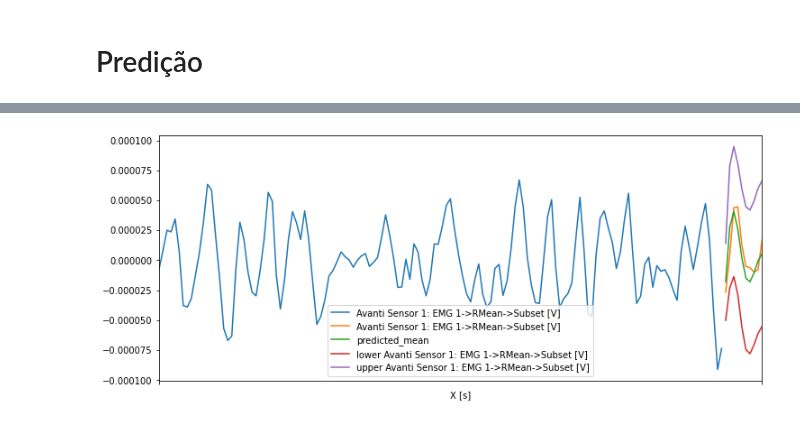
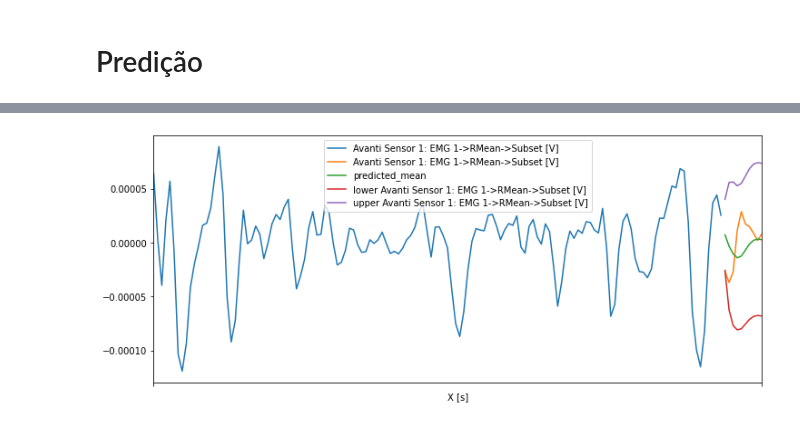
Before and after one commit to raphaelrcb/HMM_Classifier, a Jupyter notebook: AR.ipynb, the cells around one changed output, grey strips where cells are left out. Cells and saved outputs as stored; diff of their text form; code cells hidden in the pictures.

```diff
--- a/AR.ipynb
+++ b/AR.ipynb
@@ -14,7 +14,7 @@ from pandas import read_csv
 # series = read_csv('/home/raphael/Desktop/TCC_UnB/data/run8.csv', header=46, usecols = [0,1], index_col = 0)
 # series = read_csv('/home/raphael/Desktop/TCC_UnB/data/run6.csv', header=32, usecols = [0,1], index_col = 0)
 # series = read_csv('/home/raphael/Desktop/TCC_UnB/data/train/close_hand_1.csv', header=1, usecols = [0,1], index_col = 0)
-series = read_csv('https://raw.githubusercontent.com/raphaelrcb/TCC_UnB/raphael_dev/data/gesture_1_1.csv', header=1, usecols = [0,1], index_col = 0)
+series = read_csv('https://raw.githubusercontent.com/raphaelrcb/TCC_UnB/raphael_dev/data/v0/gesture_1_2.csv', header=1, usecols = [0,1], index_col = 0)
 series.head()
 # %% [output]
 |  | Avanti Sensor 1: EMG 1->RMean->Su... |
@@ -137,8 +149,9 @@ print(feature_vector)
 from statsmodels.tsa.stattools import acf
 
 #Separar dados em treinamento e teste
-treino = osw[51][:140]
-teste = osw[51][140:]
+#51 foi o melhor entre eles
+treino = osw[75][:140]
+teste = osw[75][140:]
 treino.head()
 # teste.head()
 
@@ -152,31 +165,31 @@ fc_series = fc.predicted_mean
 
 #build confiance interval
 fc_conf = fc.conf_int(alpha=0.05)
 conf_low = pd.DataFrame(fc_conf[fc_conf.columns[0]])
 conf_upp = pd.DataFrame(fc_conf[fc_conf.columns[1]])
 
 
 #Plot
 
 # x = np.arange(0, (len(treino)+len(teste)), 1)
 # fig, ax = pyplot.subplots(1,1)
 # ax.plot(x,treino.values)
 
 # pd.plotting.register_matplotlib_converters()
 # pyplot.figure(figsize=(12,5), dpi=100)
 ax = treino.plot( figsize=(12,5))
 teste.plot(ax=ax)
 fc_series.plot(ax=ax, legend = 'forecast')
 conf_low.plot(ax=ax)
 conf_upp.plot(ax=ax)
 # pyplot.plot(treino, label='treinamento')
 # treino.plot(label = "treinamento")
 # teste.plot(label = "teste")
 # pyplot.plot(teste, label='real')
 # pyplot.plot(fc_series, label='forecast')
 # pyplot.fill_between(conf_low.index, conf_low, conf_upp, color='k', alpha=.15)
 # pyplot.title("Previsão vs Real")
 # pyplot.legend(loc='upper left', fontsize=8)
 pyplot.show()
 # %% [output]
-[figure, old version]
+[figure, new version]
```
Also changed, not shown: parts of 9 cells of this notebook, 1 other file.
